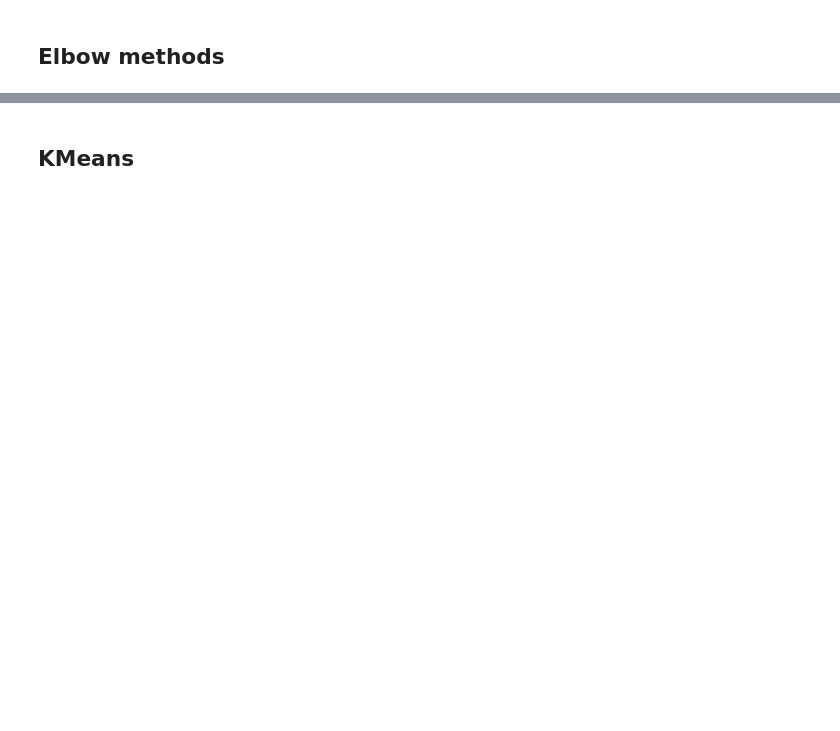
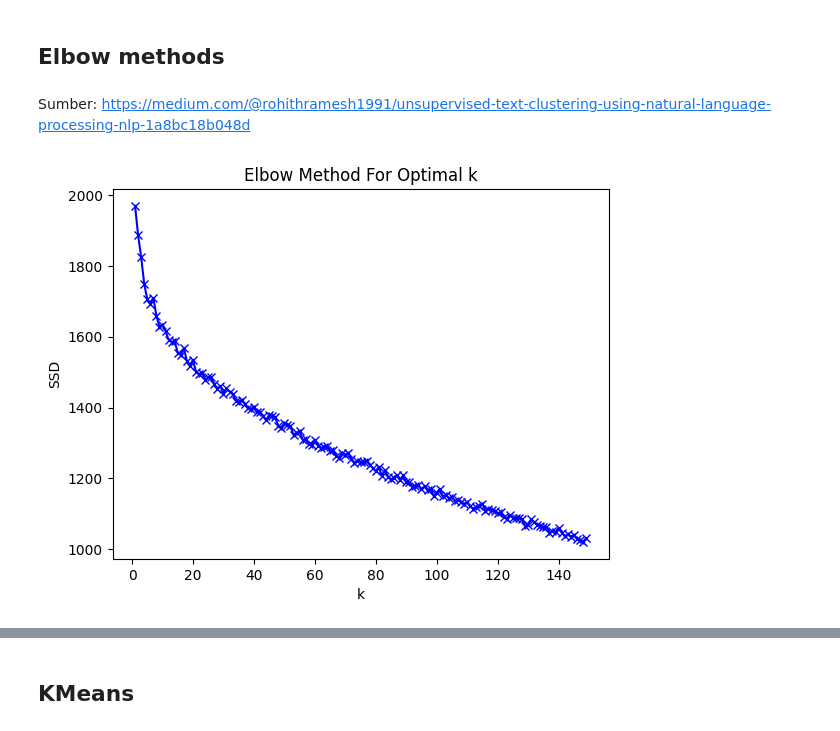
Before and after one commit to SindySA/PKL_Jayantara, a Jupyter notebook: Text Clustering.ipynb, the cells around one changed output, grey strips where cells are left out. Saved outputs shown, nothing was run; the diff lists cells and outputs as text; code cells hidden in the pictures; blank space fills up the shorter version.

```diff
--- a/Text Clustering.ipynb
+++ b/Text Clustering.ipynb
@@ -401,5 +416,7 @@ array([[ 0.00000000e+00,  1.00000000e+00,  5.21789195e-01, ...,
          1.00000000e+00,  1.00000000e+00,  0.00000000e+00]])
 # %% [markdown]
 ## Elbow methods
+# %% [markdown]
+Sumber: https://medium.com/@rohithramesh1991/unsupervised-text-clustering-using-natural-language-processing-nlp-1a8bc18b048d
 # %%
 from tqdm import tqdm
@@ -419,0 +423,18 @@ def elbowplot(df, elbowmetric, model):
+# %%
+#checking for optimal number of clusters
+SSD = []
+K = range(1,150)
+for k in K:
+    kmm = KMeans (n_clusters=k)
+    kmm = kmm.fit (tfidf_matrix)
+    SSD.append(kmm.inertia_)
+# %%
+import matplotlib.pyplot as plt
+
+plt.plot(K, SSD, 'bx-')
+plt.xlabel('k')
+plt.ylabel('SSD')
+plt.title('Elbow Method For Optimal k')
+plt.show()
+# %% [output]
+[figure, added]
```
Also changed, not shown: parts of 15 cells of this notebook.
